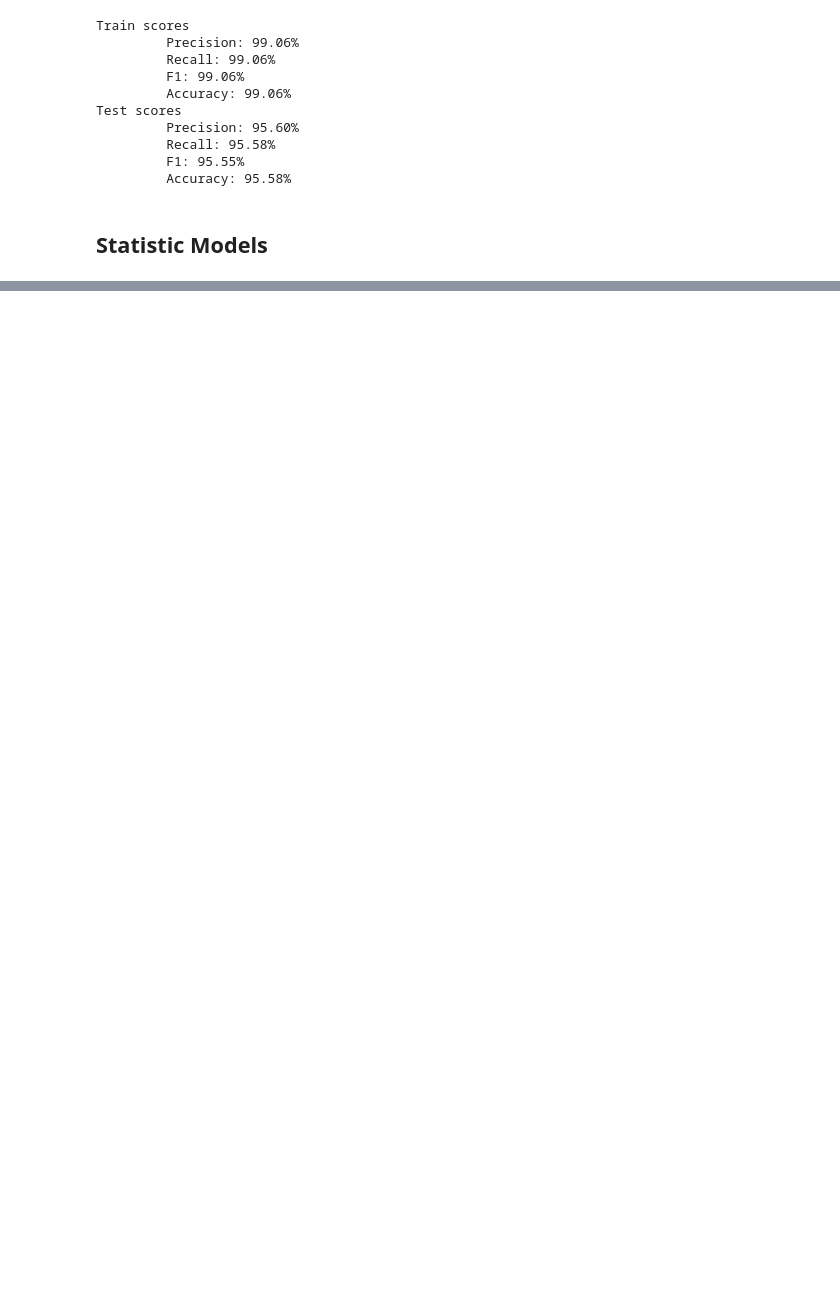
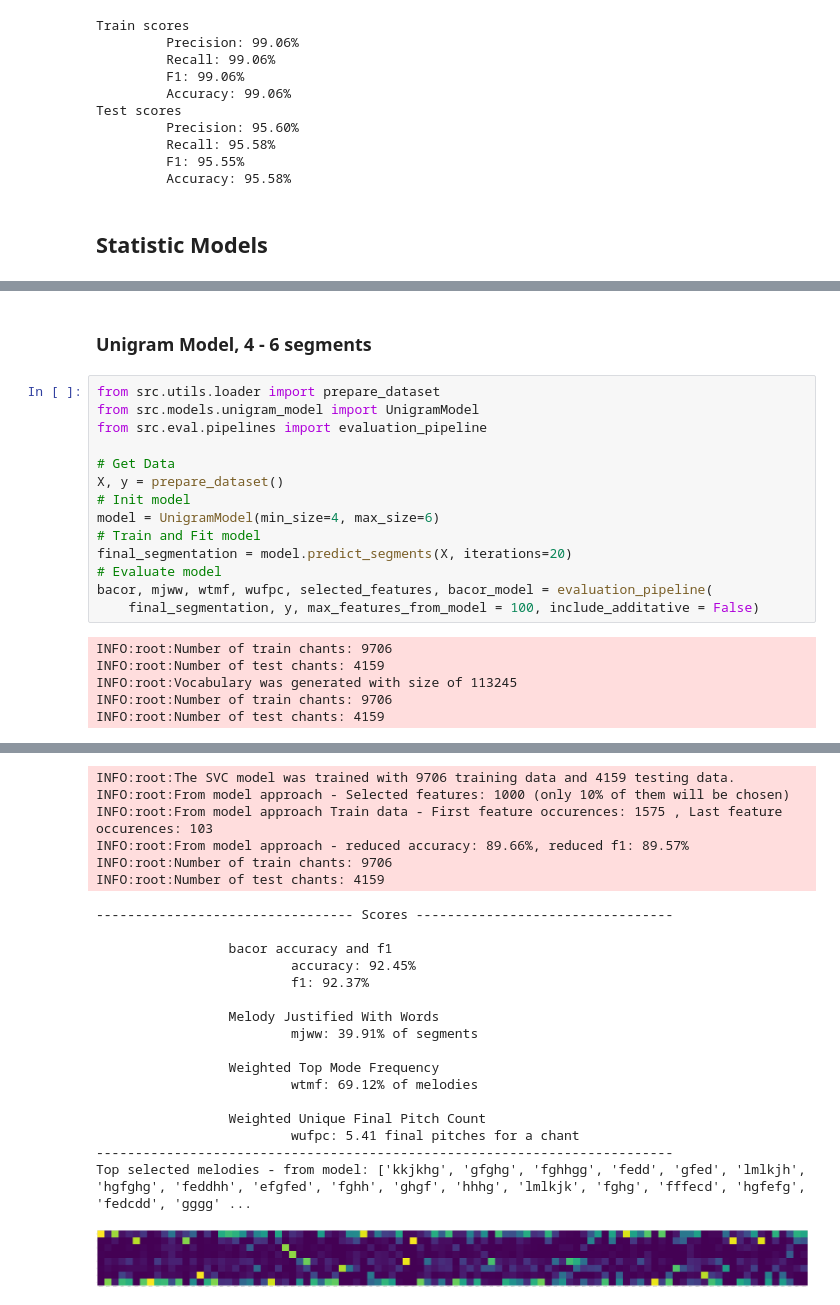
Before and after one commit to lanzv/Master-Thesis, a Jupyter notebook: models/experiments.ipynb, the cells around one changed output, grey strips where cells are left out. Drawn from its saved outputs; the diff is of its cells as text; blank space fills up the shorter version.

Commit message:
Update UM results with new feature extraction and word init segs

```diff
--- a/models/experiments.ipynb
+++ b/models/experiments.ipynb
@@ -770,0 +116,22 @@ Top selected melodies: ['ccddfdf', 'cddccdf', 'cdcdff', 'ccddddd', 'cdFffed', 'c
+# %% [markdown]
+### Unigram Model, 4 - 6 segments
+# %%
+from src.utils.loader import prepare_dataset
+from src.models.unigram_model import UnigramModel
+from src.eval.pipelines import evaluation_pipeline
+
+# Get Data
+X, y = prepare_dataset()
+# Init model
+model = UnigramModel(min_size=4, max_size=6)
+# Train and Fit model
+final_segmentation = model.predict_segments(X, iterations=20)
+# Evaluate model
+bacor, mjww, wtmf, wufpc, selected_features, bacor_model = evaluation_pipeline(
+    final_segmentation, y, max_features_from_model = 100, include_additative = False)
+# %% [output]
+INFO:root:Number of train chants: 9706
+INFO:root:Number of test chants: 4159
+INFO:root:Vocabulary was generated with size of 113245
+INFO:root:Number of train chants: 9706
+INFO:root:Number of test chants: 4159
@@ -770,0 +155,23 @@ Top selected melodies: ['ccddfdf', 'cddccdf', 'cdcdff', 'ccddddd', 'cdFffed', 'c
+INFO:root:The SVC model was trained with 9706 training data and 4159 testing data.
+INFO:root:From model approach - Selected features: 1000 (only 10% of them will be chosen)
+INFO:root:From model approach Train data - First feature occurences: 1575 , Last feature occurences: 103
+INFO:root:From model approach - reduced accuracy: 89.66%, reduced f1: 89.57%
+INFO:root:Number of train chants: 9706
+INFO:root:Number of test chants: 4159
+--------------------------------- Scores ---------------------------------
+
+                 bacor accuracy and f1
+                         accuracy: 92.45%
+                         f1: 92.37%
+
+                 Melody Justified With Words
+                         mjww: 39.91% of segments
+
+                 Weighted Top Mode Frequency
+                         wtmf: 69.12% of melodies
+
+                 Weighted Unique Final Pitch Count
+                         wufpc: 5.41 final pitches for a chant
+--------------------------------------------------------------------------
+Top selected melodies - from model: ['kkjkhg', 'gfghg', 'fghhgg', 'fedd', 'gfed', 'lmlkjh', 'hgfghg', 'feddhh', 'efgfed', 'fghh', 'ghgf', 'hhhg', 'lmlkjk', 'fghg', 'fffecd', 'hgfefg', 'fedcdd', 'gggg' ...
+[figure, added]
```
Also changed, not shown: parts of 41 cells of this notebook, 6 other files.
